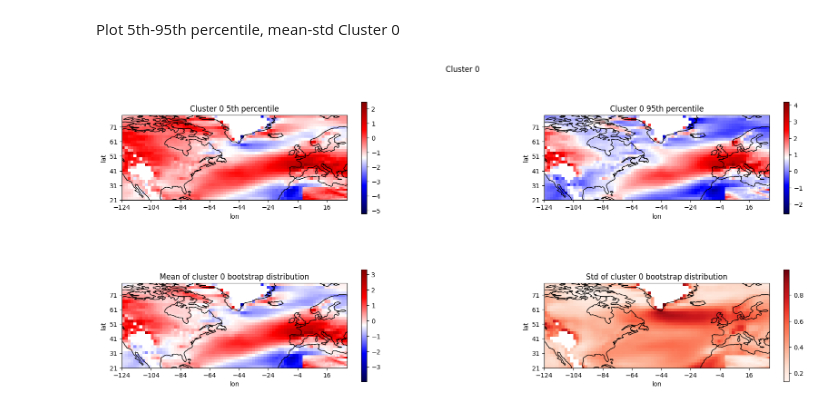
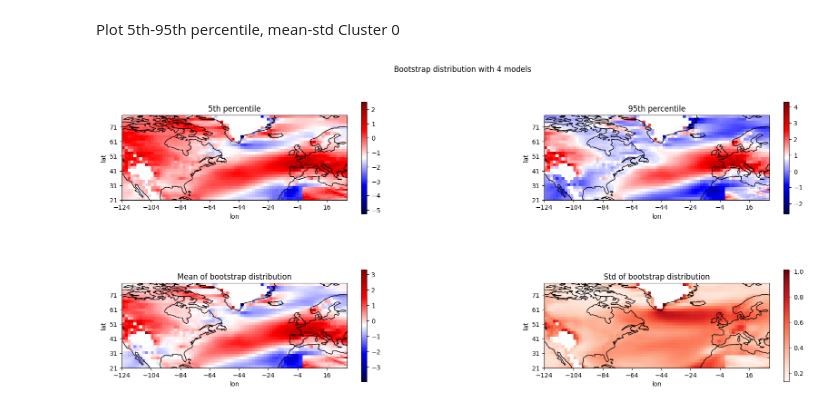
Before and after one commit to sbeltrami/tesi, a Jupyter notebook: bootstrap.ipynb, the cells around one changed output. Drawn from its saved outputs; the diff is of its cells as text; code cells hidden in the pictures.

Commit message:
bootstrap

```diff
--- a/bootstrap.ipynb
+++ b/bootstrap.ipynb
@@ -238,37 +217,37 @@ max_lat = mean_bias[0].lat.max()
 
 ax[0,0].imshow(array_5th_percentile[::-1], cmap='seismic', extent=[min_lon, max_lon, min_lat, max_lat], transform=ccrs.PlateCarree())
 ax[0,0].invert_yaxis()
-ax[0,0].set_title('Cluster 0 5th percentile')
+ax[0,0].set_title('5th percentile')
 fig.colorbar(ax[0,0].imshow(array_5th_percentile, cmap='seismic'), ax=ax[0,0])
 
 ax[0,1].imshow(array_95th_percentile[::-1], cmap='seismic', extent=[min_lon, max_lon, min_lat, max_lat], transform=ccrs.PlateCarree())
 ax[0,1].invert_yaxis()
-ax[0,1].set_title('Cluster 0 95th percentile')
+ax[0,1].set_title('95th percentile')
 fig.colorbar(ax[0,1].imshow(array_95th_percentile, cmap='seismic'), ax=ax[0,1])
 
 ax[1,0].imshow(array_mean[::-1], cmap='seismic', extent=[min_lon, max_lon, min_lat, max_lat], transform=ccrs.PlateCarree())
 ax[1,0].invert_yaxis()
 ax[1,0].set_title('Mean of bootstrap distribution')
 fig.colorbar(ax[1,0].imshow(array_mean, cmap='seismic'), ax=ax[1,0])
 
 ax[1,1].imshow(array_std[::-1], cmap='Reds', extent=[min_lon, max_lon, min_lat, max_lat], transform=ccrs.PlateCarree())
 ax[1,1].invert_yaxis()
 ax[1,1].set_title('Std of bootstrap distribution')
 fig.colorbar(ax[1,1].imshow(array_std, cmap='Reds'), ax=ax[1,1])
 
 #invert y axis and set ticks on x-y axes
 for i in range(int(n_models/2)):
     for j in range(int(n_models/2)):
         #ax[i,j].invert_yaxis()
         #ax[i,j].set_xlim(mean_bias[0].lon.min(),mean_bias[0].lon.max())
         #ax[i,j].set_ylim(mean_bias[0].lat.min(),mean_bias[0].lat.max())
         ax[i,j].set_xlabel('lon')
         ax[i,j].set_ylabel('lat')
         ax[i,j].set_extent([min_lon, max_lon, min_lat, max_lat], crs=ccrs.PlateCarree())
         ax[i,j].coastlines()
         ax[i,j].set_xticks(np.arange(mean_bias[0].lon.min(),mean_bias[0].lon.max(), 20))
         ax[i,j].set_yticks(np.arange(mean_bias[0].lat.min(),mean_bias[0].lat.max(), 10))
-fig.suptitle('Cluster 0')
+fig.suptitle('Bootstrap distribution with 4 models')
 fig.show()
 # %% [output]
-[figure, old version]
+[figure, new version]
```
Also changed, not shown: parts of 9 cells of this notebook.
